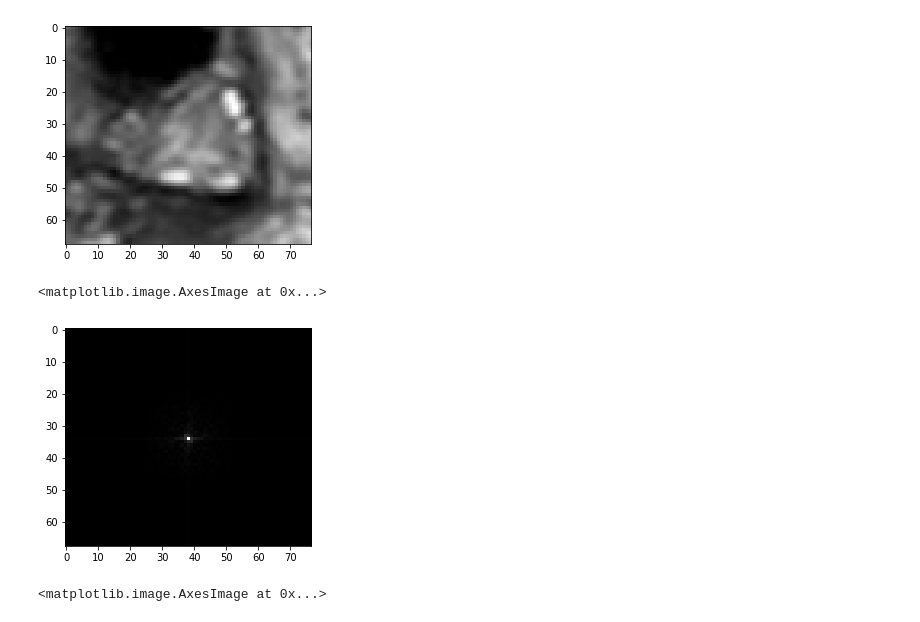
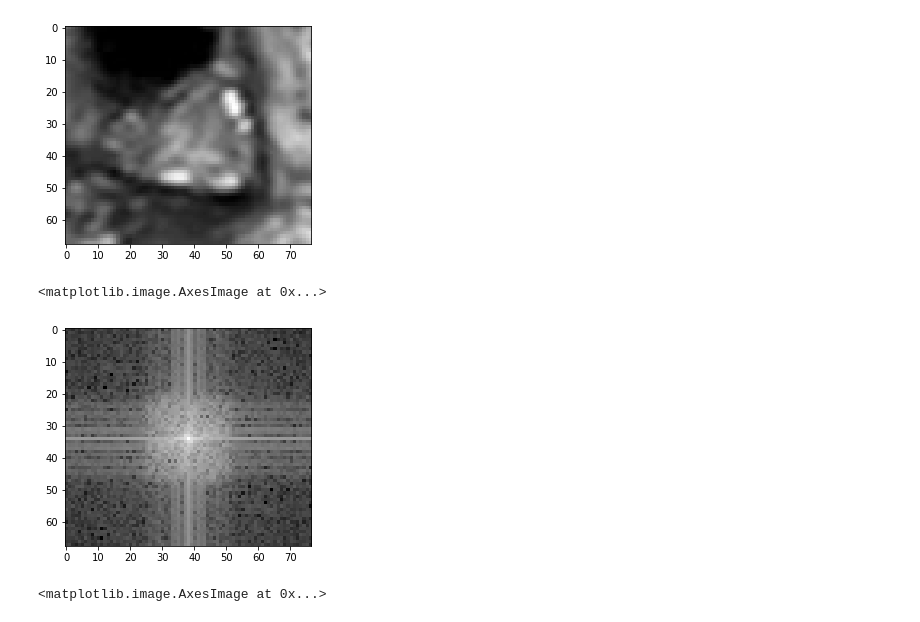
Before and after one commit to RInterested/MRI, a Jupyter notebook: MRI_Concepts.ipynb, the cells around one changed output. Cells and saved outputs as stored; diff of their text form; code cells hidden in the pictures.

```diff
--- a/MRI_Concepts.ipynb
+++ b/MRI_Concepts.ipynb
@@ -423,15 +430,15 @@ plt.imshow(img, cmap = 'gray')
 # %%
 # fft
 f = np.fft.fft2(img)
 
 # shift the center
 fshifted = np.fft.fftshift(f)
 
-freq = np.abs(fshifted)
+freq = np.log(np.abs(fshifted))
 plt.imshow(abs(freq), cmap='gray')
 # %% [output]
 <matplotlib.image.AxesImage at 0x...>
-[figure, old version]
+[figure, new version]
 # %%
 fshift = np.pad(fshifted,[(0,10000),(0,10000)], mode='constant')
 
```
Also changed, not shown: parts of 6 cells of this notebook.
